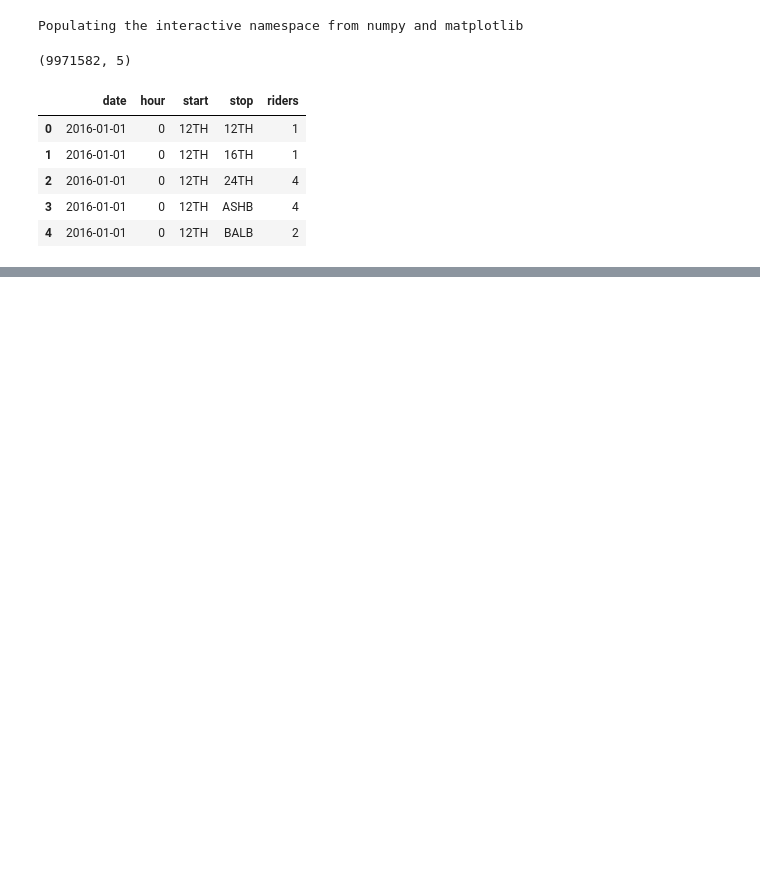
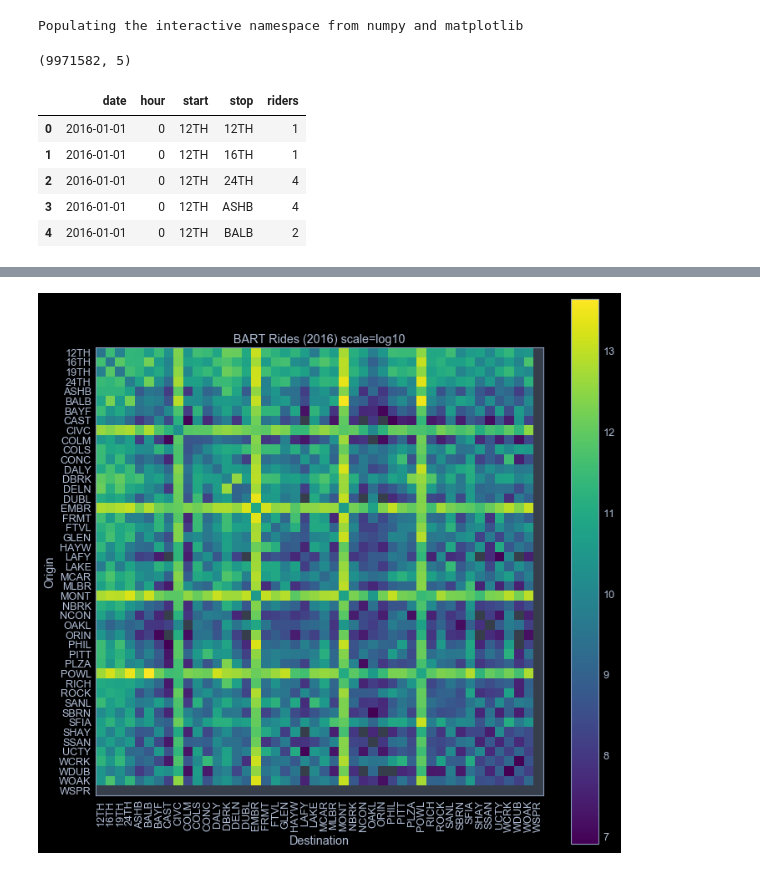
Before and after one commit to audy/bart-analysis, a Jupyter notebook: barts.ipynb, the cells around one changed output, grey strips where cells are left out. Drawn from its saved outputs; the diff is of its cells as text; code cells hidden in the pictures; blank space fills up the shorter version.

Commit message:
heatmap / excursions

```diff
--- a/barts.ipynb
+++ b/barts.ipynb
@@ -53,0 +56,24 @@ Text(0.5,0,'Total Riders (year=2016)')
+# %%
+tt = pd.DataFrame(totaled).reset_index()
+tt.columns = ['start', 'stop', 'rides']
+tp = tt.pivot('start', 'stop', 'rides')
+# %%
+fig = plt.figure(figsize=(12,12))
+fig.patch.set_facecolor('black')
+k = tp > 1000
+tf = np.log(tp[k])
+
+plt.imshow(tf)
+plt.grid(False)
+
+plt.xticks(np.arange(tp.shape[0]), tp.index, rotation=90)
+plt.yticks(np.arange(tp.shape[1]), tp.columns)
+
+plt.colorbar()
+plt.ylabel('Origin')
+plt.xlabel('Destination')
+plt.title('BART Rides (2016) scale=log10')
+
+plt.show()
+# %% [output]
+[figure, added]
```
Also changed, not shown: parts of 6 cells of this notebook.
